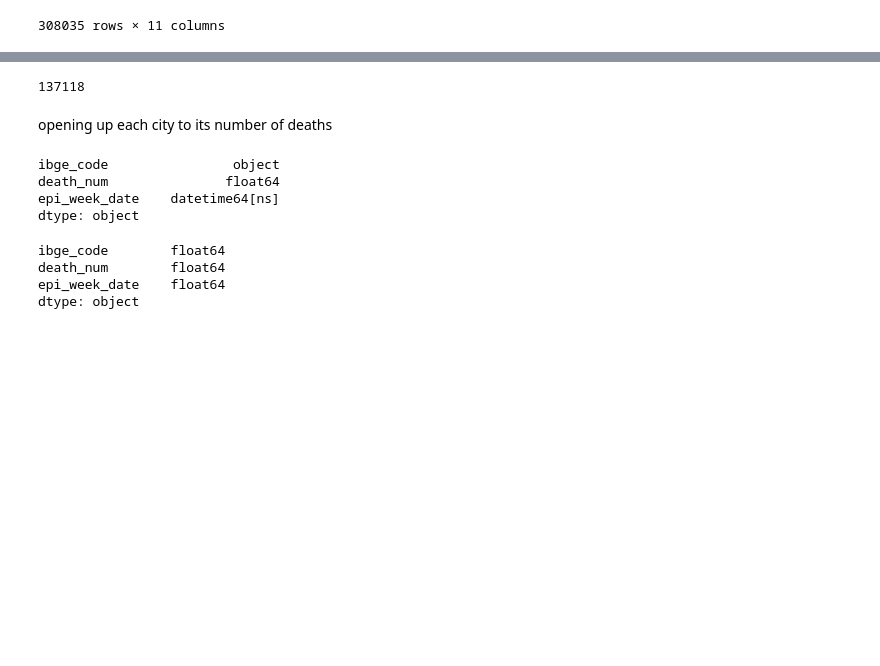
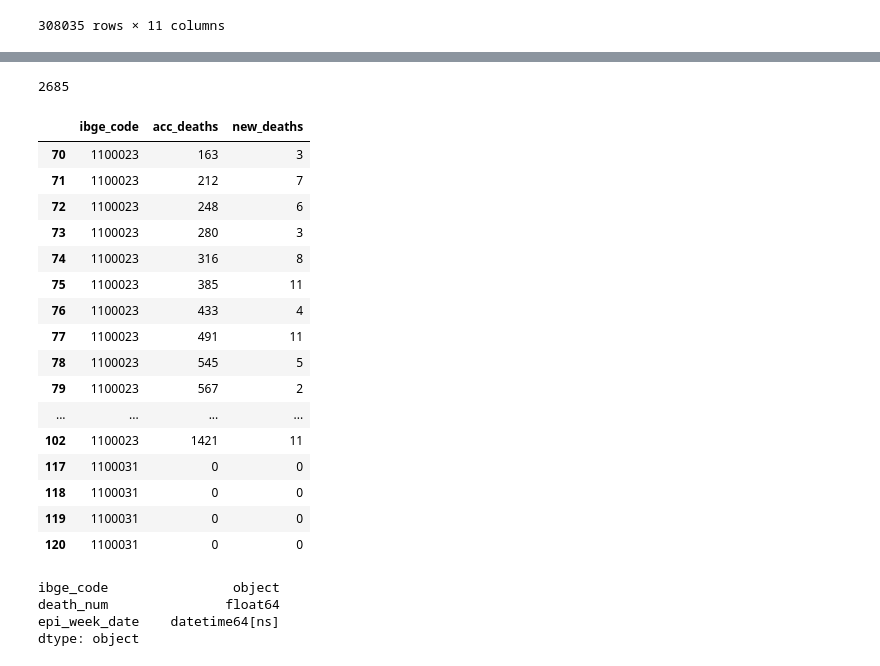
Before and after one commit to alexandrepereiraarq/COVIDGI, a Jupyter notebook: CVGI_MR_04_upscaling.ipynb, the cells around one changed output, grey strips where cells are left out. Cells and saved outputs as stored; diff of their text form; code cells hidden in the pictures; blank space fills up the shorter version.

```diff
--- a/CVGI_MR_04_upscaling.ipynb
+++ b/CVGI_MR_04_upscaling.ipynb
@@ -65,7 +73,26 @@ None 11
 # %%
-cases_ro.new_cases.sum()
+cases_ro.new_deaths.sum()
 # %% [output]
-137118
+2685
-# %% [markdown]
-opening up each city to its number of deaths
+# %%
+randSample = sorted(sample(range(2188),k=50))
+cases_ro.loc[70:120][['ibge_code','acc_deaths','new_deaths']]
+# %% [output]
+|  | ibge_code | acc_deaths | new_deaths |
+| 70 | 1100023 | 163 | 3 |
+| 71 | 1100023 | 212 | 7 |
+| 72 | 1100023 | 248 | 6 |
+| 73 | 1100023 | 280 | 3 |
+| 74 | 1100023 | 316 | 8 |
+| 75 | 1100023 | 385 | 11 |
+| 76 | 1100023 | 433 | 4 |
+| 77 | 1100023 | 491 | 11 |
+| 78 | 1100023 | 545 | 5 |
+| 79 | 1100023 | 567 | 2 |
+| ... | ... | ... | ... |
+| 102 | 1100023 | 1421 | 11 |
+| 117 | 1100031 | 0 | 0 |
+| 118 | 1100031 | 0 | 0 |
+| 119 | 1100031 | 0 | 0 |
+| 120 | 1100031 | 0 | 0 |
 # %%
@@ -79,21 +105,3 @@ ibge_code                object
 death_num               float64
 epi_week_date    datetime64[ns]
 dtype: object
-# %%
-#opening up for each city
-for idx, val in enumerate(cases_ro_pop.index):
-    cases_ro_pop.ibge_code[idx] = left(str(val),7)
-    #print (idx, val)
-    #print(cases_ro_pop.ibge_code.iloc[idx])
-    #opening for each new week
-    #for j in range(cases_ro.ibge_code[i].epi_week_date):
-    #    #counting cases and creating new lines for each
-    #    for k in (cases_ro.ibge_code[i].epi_week_date[j].new_deaths):
-
-    #cases_pop.
-cases_ro_pop.dtypes
-# %% [output]
-ibge_code        float64
-death_num        float64
-epi_week_date    float64
-dtype: object
```
Also changed, not shown: parts of 17 cells of this notebook, 1 other file.
